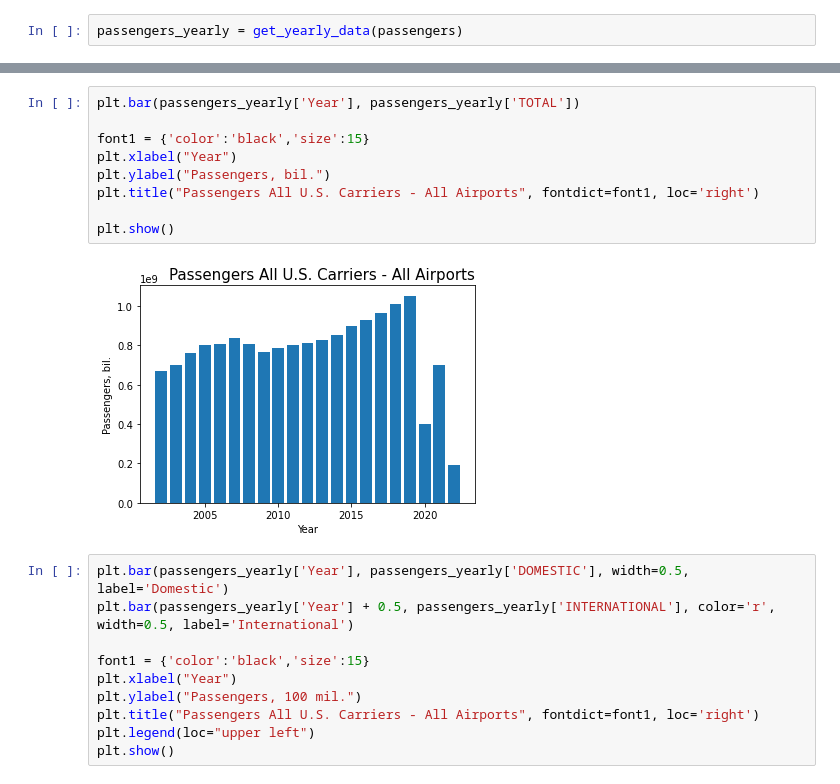
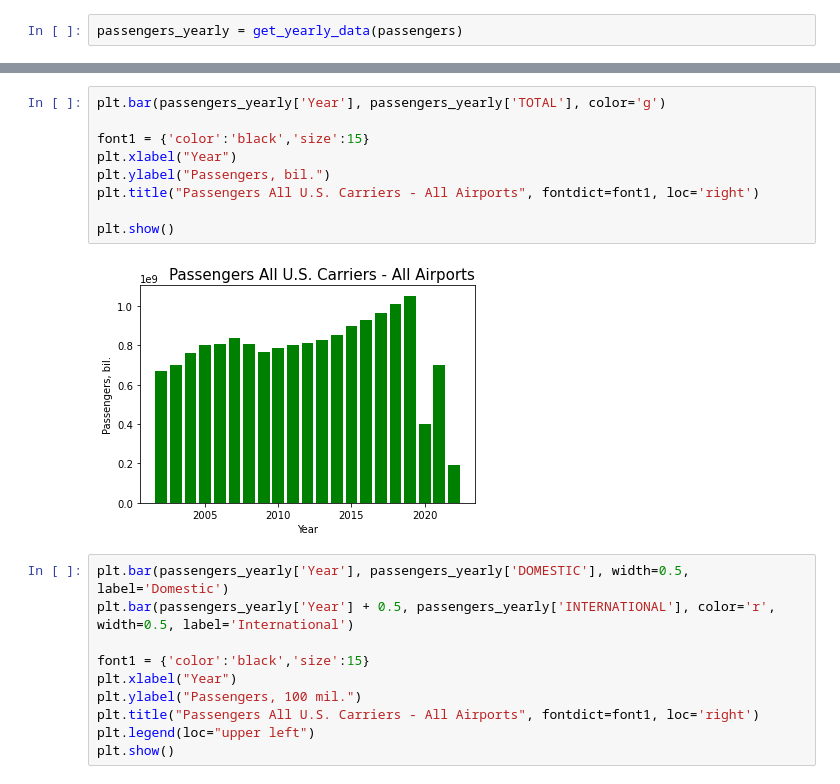
Before and after one commit to alapod/us_aviation_metrics, a Jupyter notebook: Load_data.ipynb, the cells around one changed output, grey strips where cells are left out. Drawn from its saved outputs; the diff is of its cells as text.

```diff
--- a/Load_data.ipynb
+++ b/Load_data.ipynb
@@ -35,14 +23,14 @@ passengers_monthly.head(2)
 # %%
-plt.bar(passengers_yearly['Year'], passengers_yearly['TOTAL'])
+plt.bar(passengers_yearly['Year'], passengers_yearly['TOTAL'], color='g')
 
 font1 = {'color':'black','size':15}
 plt.xlabel("Year")
 plt.ylabel("Passengers, bil.")
 plt.title("Passengers All U.S. Carriers - All Airports", fontdict=font1, loc='right')
 
 plt.show()
 # %% [output]
-[figure, old version]
+[figure, new version]
 # %%
 plt.bar(passengers_yearly['Year'], passengers_yearly['DOMESTIC'], width=0.5, label='Domestic')
 plt.bar(passengers_yearly['Year'] + 0.5, passengers_yearly['INTERNATIONAL'], color='r', width=0.5, label='International')
```
Also changed, not shown: parts of 28 cells of this notebook.
